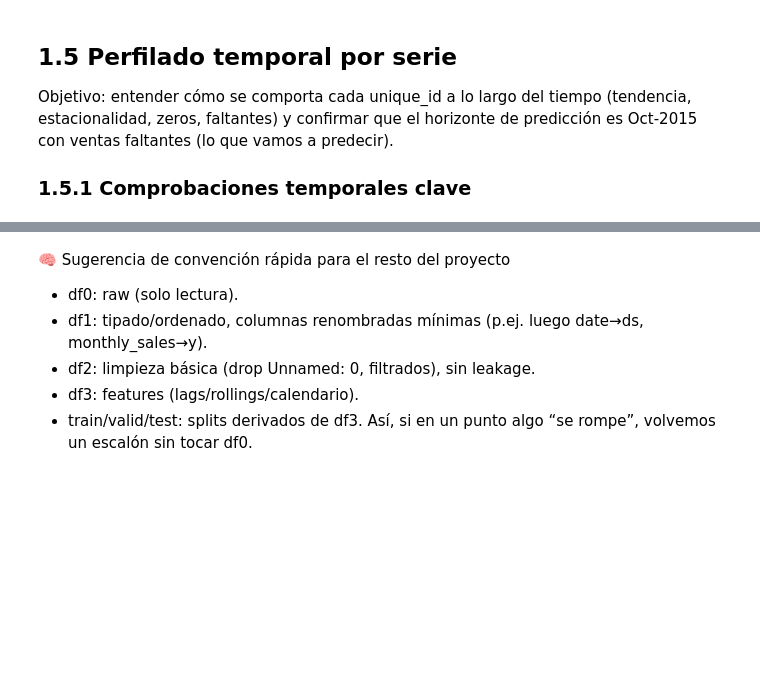
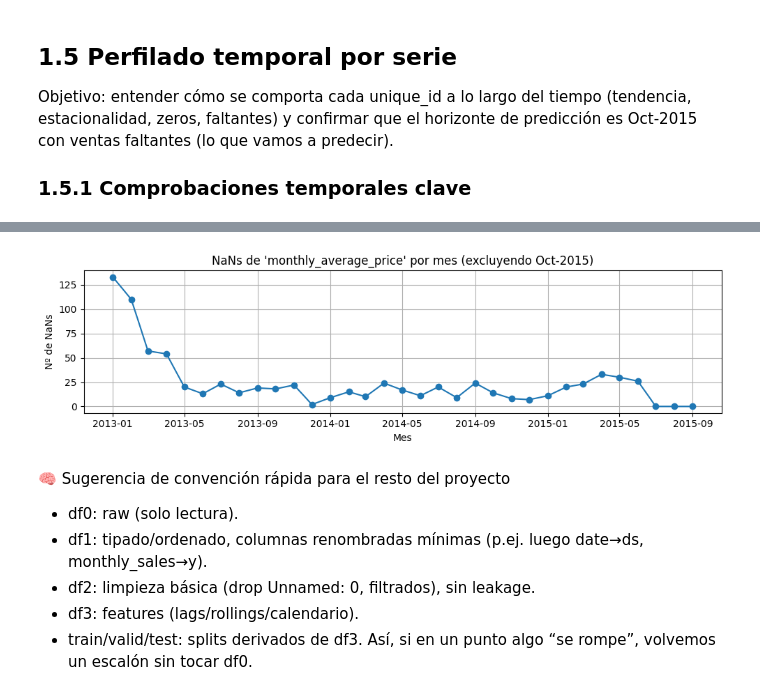
Before and after one commit to PeyraHub/unsupervised-time-series-forecasting, a Jupyter notebook: notebooks/01_EDA.ipynb, the cells around one changed output, grey strips where cells are left out. Drawn from its saved outputs; the diff is of its cells as text; code cells hidden in the pictures; blank space fills up the shorter version.

```diff
--- a/notebooks/01_EDA.ipynb
+++ b/notebooks/01_EDA.ipynb
@@ -253,3 +381,18 @@ Series que NO alcanzan Sep-2015: 0
+# %%
+mask_oct = df1['date'].dt.to_period('M') == pd.Period('2015-10')
+
+nan_price_by_month = (df1.loc[~mask_oct]
+                        .assign(yyyymm=lambda x: x['date'].dt.to_period('M'))
+                        .groupby('yyyymm')['monthly_average_price']
+                        .apply(lambda s: s.isna().sum())
+                        .astype(int))
+
+plt.figure(figsize=(10,3))
+plt.plot(nan_price_by_month.index.to_timestamp(), nan_price_by_month.values, marker='o')
+plt.title("NaNs de 'monthly_average_price' por mes (excluyendo Oct-2015)")
+plt.xlabel("Mes"); plt.ylabel("Nº de NaNs"); plt.grid(True); plt.tight_layout(); plt.show()
+# %% [output]
+[figure, added]
 # %% [markdown]
 🧠 Sugerencia de convención rápida para el resto del proyecto
 - df0: raw (solo lectura).
```
Also changed, not shown: parts of 4 cells of this notebook.
